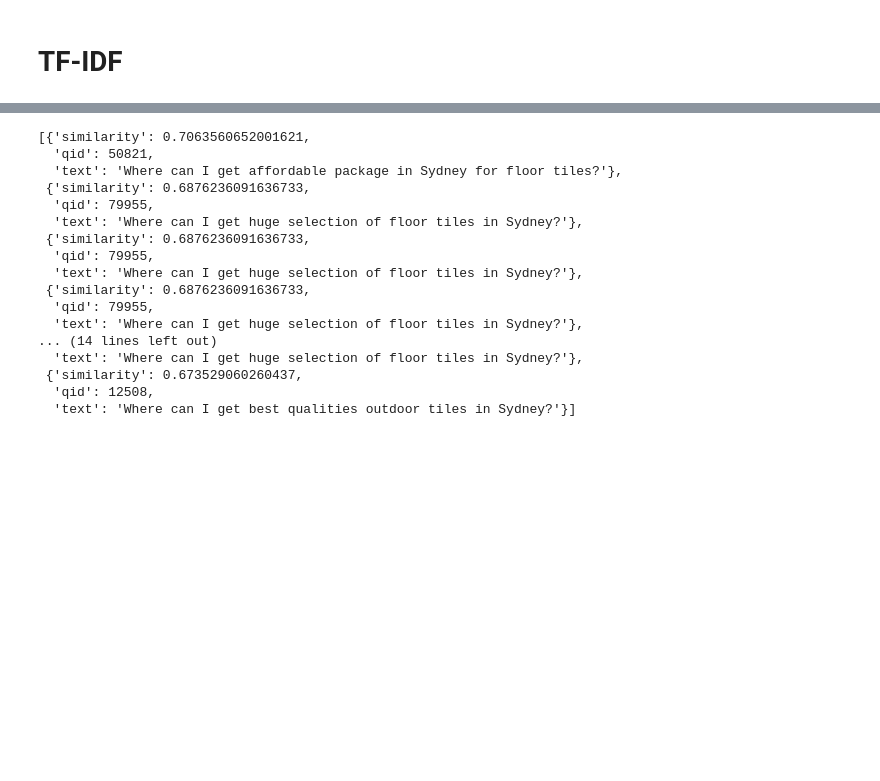
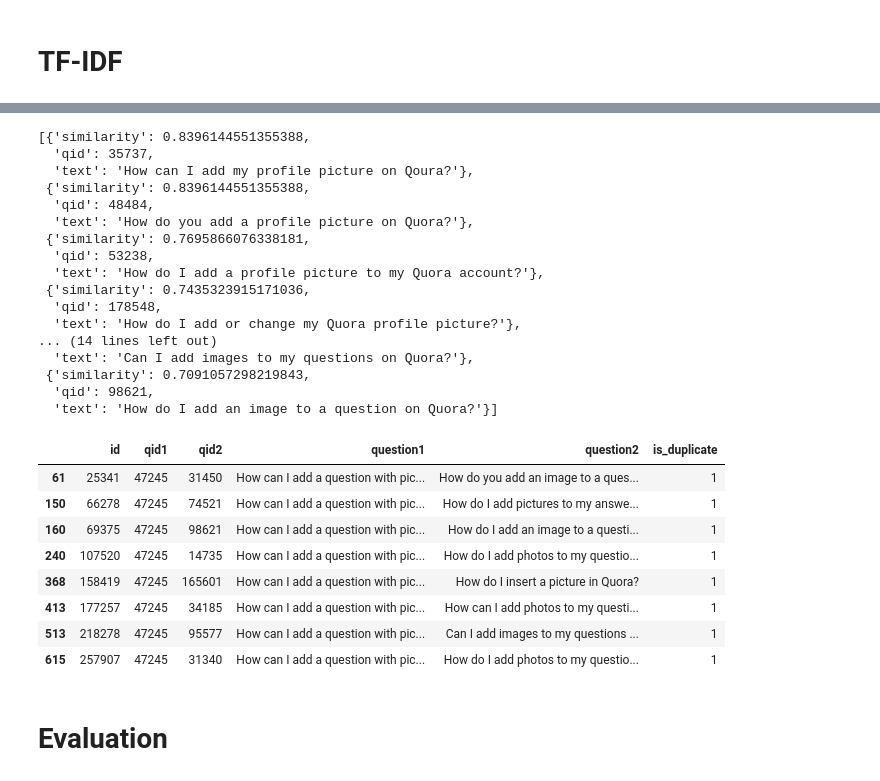
Before and after one commit to AUT-Student/IR-HW1, a Jupyter notebook: IR_HW1.ipynb, the cells around one changed output, grey strips where cells are left out. Cells and saved outputs as stored; diff of their text form; code cells hidden in the pictures; blank space fills up the shorter version.

Commit message:
Implement Evaluation metrics

```diff
--- a/IR_HW1.ipynb
+++ b/IR_HW1.ipynb
@@ -173,20 +186,34 @@ train_dataset.iloc[100]["question1"]
 # %%
-tfidf_recommender.recommend(train_dataset.iloc[100]["question1"])
+tfidf_recommender.recommend(test_dataset.iloc[150]["question1"])
 # %% [output]
-[{'similarity': 0.7063560652001621,
-  'qid': 50821,
-  'text': 'Where can I get affordable package in Sydney for floor tiles?'},
- {'similarity': 0.6876236091636733,
-  'qid': 79955,
-  'text': 'Where can I get huge selection of floor tiles in Sydney?'},
- {'similarity': 0.6876236091636733,
-  'qid': 79955,
-  'text': 'Where can I get huge selection of floor tiles in Sydney?'},
- {'similarity': 0.6876236091636733,
-  'qid': 79955,
-  'text': 'Where can I get huge selection of floor tiles in Sydney?'},
+[{'similarity': 0.8396144551355388,
+  'qid': 35737,
+  'text': 'How can I add my profile picture on Qoura?'},
+ {'similarity': 0.8396144551355388,
+  'qid': 48484,
+  'text': 'How do you add a profile picture on Quora?'},
+ {'similarity': 0.7695866076338181,
+  'qid': 53238,
+  'text': 'How do I add a profile picture to my Quora account?'},
+ {'similarity': 0.7435323915171036,
+  'qid': 178548,
+  'text': 'How do I add or change my Quora profile picture?'},
 ... (14 lines left out)
-  'text': 'Where can I get huge selection of floor tiles in Sydney?'},
- {'similarity': 0.673529060260437,
-  'qid': 12508,
-  'text': 'Where can I get best qualities outdoor tiles in Sydney?'}]
+  'text': 'Can I add images to my questions on Quora?'},
+ {'similarity': 0.7091057298219843,
+  'qid': 98621,
+  'text': 'How do I add an image to a question on Quora?'}]
+# %%
+test_dataset[test_dataset["qid1"]==47245]
+# %% [output]
+|  | id | qid1 | qid2 | question1 | question2 | is_duplicate |
+| 61 | 25341 | 47245 | 31450 | How can I add a question with pic... | How do you add an image to a ques... | 1 |
+| 150 | 66278 | 47245 | 74521 | How can I add a question with pic... | How do I add pictures to my answe... | 1 |
+| 160 | 69375 | 47245 | 98621 | How can I add a question with pic... | How do I add an image to a questi... | 1 |
+| 240 | 107520 | 47245 | 14735 | How can I add a question with pic... | How do I add photos to my questio... | 1 |
+| 368 | 158419 | 47245 | 165601 | How can I add a question with pic... | How do I insert a picture in Quora? | 1 |
+| 413 | 177257 | 47245 | 34185 | How can I add a question with pic... | How can I add photos to my questi... | 1 |
+| 513 | 218278 | 47245 | 95577 | How can I add a question with pic... | Can I add images to my questions ... | 1 |
+| 615 | 257907 | 47245 | 31340 | How can I add a question with pic... | How do I add photos to my questio... | 1 |
+# %% [markdown]
+# Evaluation
```
Also changed, not shown: parts of 12 cells of this notebook.
